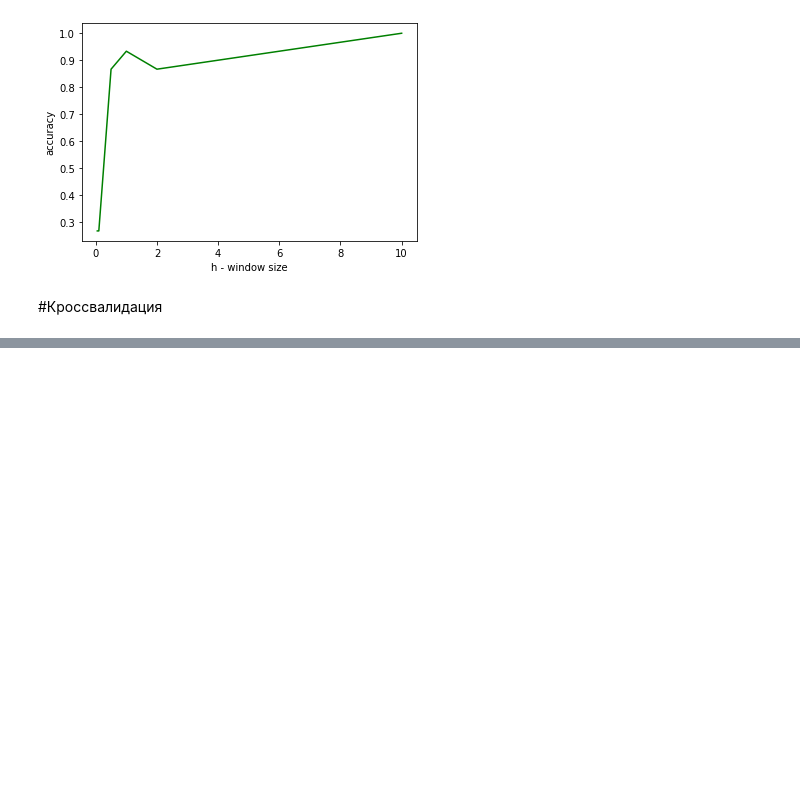
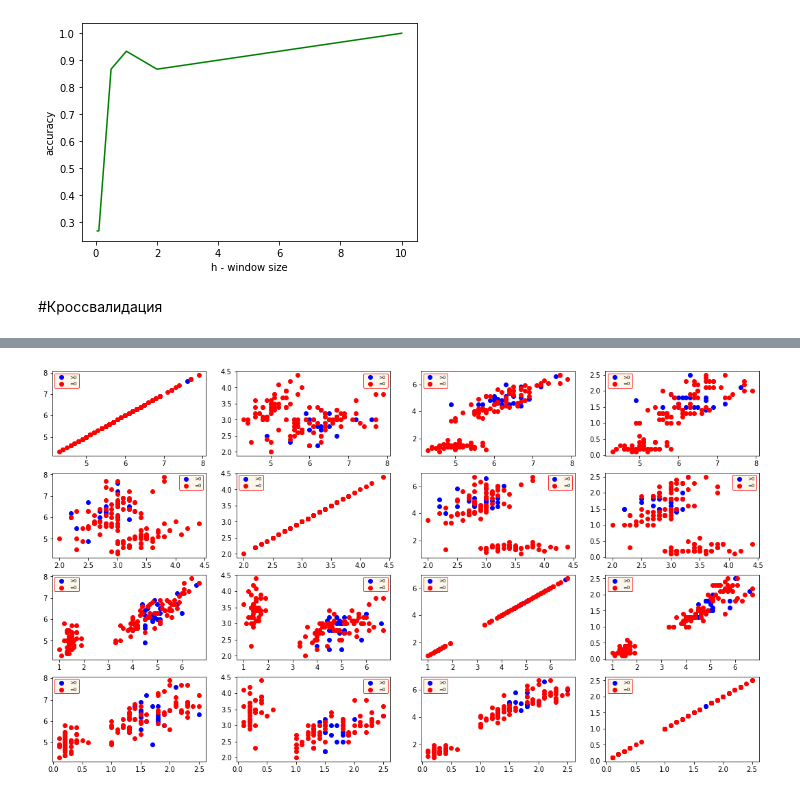
Before and after one commit to Kasymkhankhubiyev/BasicMachineLearning, a Jupyter notebook: task1.ipynb, the cells around one changed output, grey strips where cells are left out. Saved outputs shown, nothing was run; the diff lists cells and outputs as text; code cells hidden in the pictures; blank space fills up the shorter version.

```diff
--- a/task1.ipynb
+++ b/task1.ipynb
@@ -106,16 +107,17 @@ class PFM(object):
         if kernel is not None:
             self.kernel = kernel
 
+    def get_gams(self) -> np.array:
+        if self.gams is None:
+            return np.ones_like(self.X)
+        else:
+            return self.gams
+
     def _calc_distances(self, XA, XB):
-        distance = []
-        for i in range(len(XA)):
-            dist_ij = []
-            for j in range(len(XB)):
-                dist_ij.append(((XA[i][0] - XB[j][0])** 2 +\
-                                (XA[i][1] - XB[j][1])** 2 +\
-                                (XA[i][2] - XB[j][2])** 2 +\
-                                (XA[i][3] - XB[j][3])** 2)**0.5)
-            distance.append(dist_ij)
+        """
+        размер массива расстояний: если в XA - n строк, а в XB m строк -> (n, m)
+        """
+        distance = np.sqrt(np.sum((XA.T - XB.T)**2, axis=0))
         return np.array(distance)
 
 
@@ -188,7 +207,7 @@ def calc_accuracy_with_predictions(model, X, Y):
 
     print(f'Accuracy on test:   {counter/len(testX)}')
 # %%
-model = PFM(kernel=lambda x: K1(x, h=10.0))
+model = PFM(kernel=lambda x: K1(x, h=4.0))
 model.fit(trainX, trainY, 100)
 calc_accuracy_with_predictions(model=model, X=testX, Y=testY)
 # %% [output]
@@ -272,7 +291,7 @@ for h in [0.05, 0.1, 0.5, 1.0, 2.0, 10.0]:
                 # print(subY)
 
         model = PFM(kernel=lambda x: K1(x, h=h))
-        model.fit(subX, subY, 100)
+        model.fit(subX, subY, 50)
         accuracy_counter += calc_accuracy(model=model, X=X[i], Y=Y[i])
     print(f'average accuracy = {accuracy_counter/K}\n\n')
 # %% [output]
@@ -295,0 +328,4 @@ average accuracy = 1.0
+# %%
+model = PFM(kernel=lambda x: K1(x, h=1.0))
+model.fit(trainX, trainY, 30)
+calc_accuracy_with_predictions(model=model, X=testX, Y=testY)
@@ -295,0 +349,18 @@ average accuracy = 1.0
+# %%
+fig, axs = plt.subplots(nrows=4, ncols=4)
+
+colors = ['red', 'blue', 'green']
+test_colors = ['purple', 'black', 'yellow']
+
+gams = model.gams
+
+for i in range(4):
+    for j in range(4):
+            axs[i%4, j%4].scatter(trainX[np.where(gams!= 0)[0], i], trainX[np.where(gams!= 0)[0], j], color = colors[1], label='>0')
+            axs[i%4, j%4].scatter(trainX[np.where(gams== 0)[0], i], trainX[np.where(gams== 0)[0], j], color = colors[0], label='=0')
+            axs[i%4, j%4].legend(fontsize=7, ncol=1, facecolor='oldlace', edgecolor='r')
+fig.set_size_inches(18.5, 10.5)
+plt.show()
+plt.close()
+# %% [output]
+[figure, added]
```
Also changed, not shown: parts of 6 cells of this notebook.
